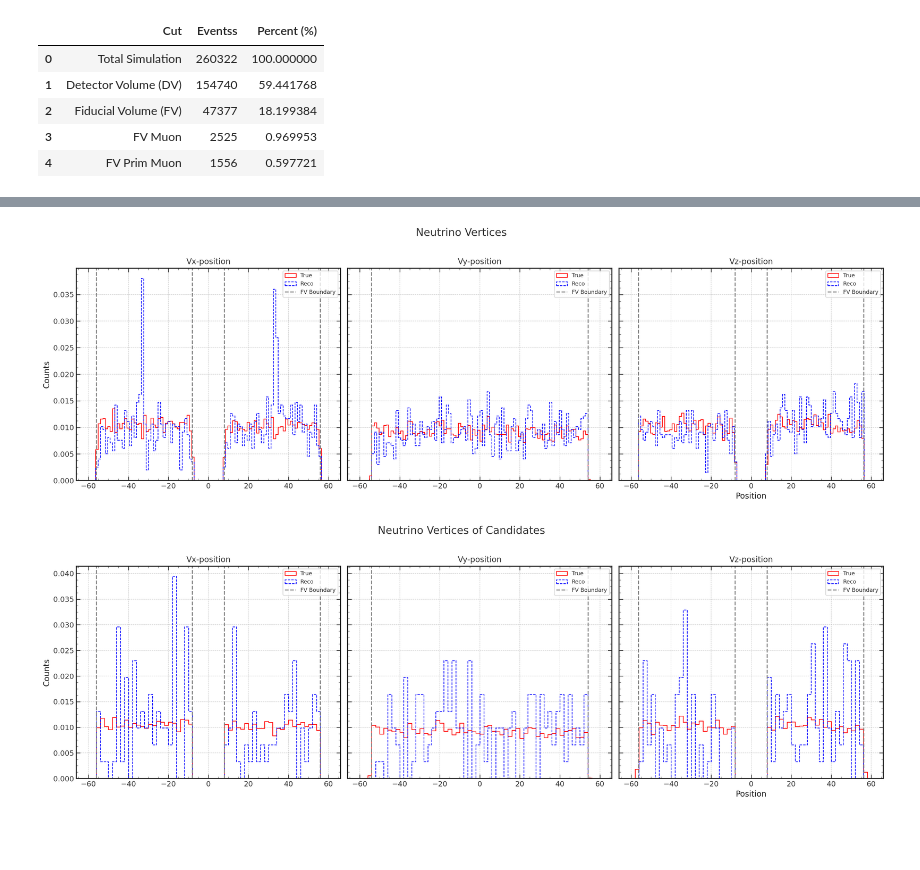
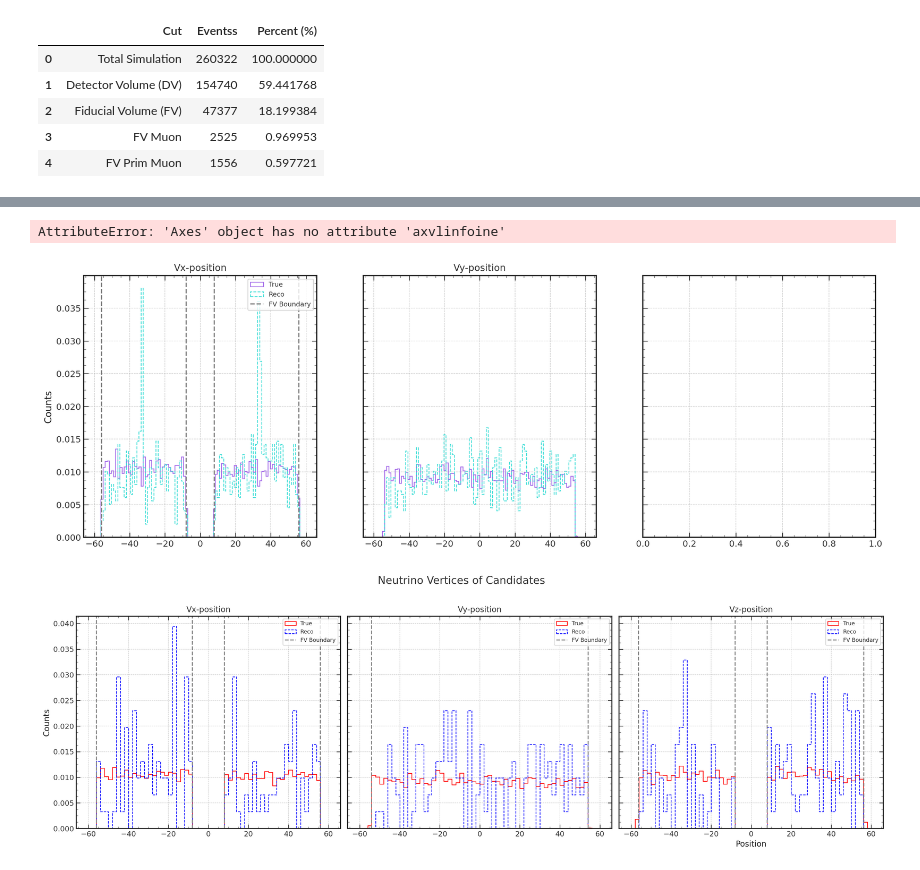
Before and after one commit to gkufatty/neutron-multiplicity, a Jupyter notebook: examples/neutron_selection_caf.ipynb, the cells around one changed output, grey strips where cells are left out. Saved outputs shown, nothing was run; the diff lists cells and outputs as text; code cells hidden in the pictures; blank space fills up the shorter version.

```diff
--- a/examples/neutron_selection_caf.ipynb
+++ b/examples/neutron_selection_caf.ipynb
@@ -37,6 +38,7 @@ plot_dir = './plots-gk/'
 n_files = 998
 location = "nersc"
 df=load_dataset(n_files,'nersc')
+caf_reader = CafReader(df)
 # %% [output]
 Openning MiniRun 5 beta 2.a CAFs
 Reading  998  files
@@ -492,12 +494,18 @@ def signal_definition_prim(ev_data, pdg, mask):
 
 #cut: require a reco vtx to produce a reco track
 #cut: require reco vtx to produce track that exit 2x2 downstream
+#cut: require a reco vtx to produce a reco track
+#cut: require reco vtx to produce track that exit 2x2 downstream
+#cut: require reco vtx to produce track that exit 2x2 downstream
 def track_selection_signal(ev_data):
-    # Sample data (assuming these are numpy arrays or lists of coordinates)
+
+    #minerva_data = caf_reader.get_minerva_data(df.iloc[ev])
     x_start_track  = ev_data['rec.nd.lar.dlp.tracks.start.x']
     y_start_track = ev_data['rec.nd.lar.dlp.tracks.start.y']
     z_start_track = ev_data['rec.nd.lar.dlp.tracks.start.z']
 
+    x_end_track = ev_data['rec.nd.lar.dlp.tracks.end.x']
+    y_end_track = ev_data['rec.nd.lar.dlp.tracks.end.y']
     z_end_track = ev_data['rec.nd.lar.dlp.tracks.end.z']
 
     x_coords_vtx = ev_data['rec.common.ixn.dlp.vtx.x']
@@ -511,6 +519,7 @@ def track_selection_signal(ev_data):
 
     track_on_vtx = np.zeros_like(ev_data['rec.common.ixn.dlp.vtx.x'], dtype=bool)
     track_out = np.zeros_like(ev_data['rec.common.ixn.dlp.vtx.x'], dtype=bool)
+    #track_Mx2 = np.zeros_like(ev_data['rec.common.ixn.dlp.vtx.x'], dtype=bool)
 
     for vtx in range(len(ev_data['rec.common.ixn.dlp.vtx.x'])):
         n_reco_tracks = ev_data['rec.nd.lar.dlp.tracks..length'][vtx]
@@ -519,13 +528,18 @@ def track_selection_signal(ev_data):
         vertex_position = position_vtx[vtx]
         # Scan over particles associated with this interaction
         found_match = False
+
         for ip in range(n_pre, n_pre + n_reco_tracks):
             if np.array_equal(vertex_position, start_track[ip]):
                 found_match = True
                 #if the track is found, then check if the track also goes out the boundary
                 if (z_end_track[ip] >= zbound):
                     track_out[vtx] = True
-                break  # No need to check further if a match is found
+                    #muon_track = [[x_start_track[ip], y_start_track[ip],z_start_track[ip]],[x_end_track[ip],y_end_track[ip],z_end_track[ip]]]
+                    # bm, overlap, dx, dy, exit_minerva = Mx2_DS_Match(muon_track,minerva_data)
+                    # if (exit_minerva == True) and (bm is not None):
+                    #     track_Mx2[vtx] == True
+                        # No need to check further if a match is found
 
         track_on_vtx[vtx] = found_match
     return track_on_vtx,  track_out
@@ -586,7 +600,8 @@ def get_match_truth_data(ev_data, vtx_t, best_match_idx):
         'track_length_truth': None,
         'vtx_distance_truth': None,
         'E_neutrino': None,
-        'is_in_FV': None
+        'is_in_FV': None,
+        'E_bestmatch_proton': None
     }
 
     # Calculate track properties
@@ -609,7 +624,7 @@ def get_match_truth_data(ev_data, vtx_t, best_match_idx):
     match_truth_data['is_in_FV'] = isContainedFV(ev_data['rec.mc.nu.vtx.x'][vtx_t], ev_data['rec.mc.nu.vtx.y'][vtx_t], ev_data['rec.mc.nu.vtx.z'][vtx_t])
     match_truth_data['track_length_truth'] = track_length_truth
     match_truth_data['vtx_distance_truth'] = vtx_distance_truth
-
+    match_truth_data['E_bestmatch_proton'] = ev_data['rec.mc.nu.sec.p.E'][best_match_idx]
     return match_truth_data
 
 
@@ -639,7 +654,6 @@ def get_match_reco_data(ev_data, vtx_r, ip):
     )
     #Update the dictionary with calculated values, vertex index, reco E
     match_reco_data['E_proton'] = ev_data['rec.common.ixn.dlp.part.dlp.E'][ip]
-    match_reco_data['E_proton'] = ev_data['rec.common.ixn.dlp.part.dlp.E'][ip]
     match_reco_data['track_length_reco'] = track_length_reco
     match_reco_data['vtx_distance_reco'] = vtx_distance_reco
 
@@ -900,10 +954,14 @@ plt.show()
 # %%
+# plt.hist(vtx_distances_reco,bins=50,histtype='step', range=[0,200], color='#43dfd8',linewidth=1.5, density=True,label=r'Reco signal')
+# plt.hist(vtx_distances_match_truth,bins=50,histtype='step',range=[0,200], color='#224a8e', linewidth=1.5, density=True,label=r'Truth best match')
+# plt.hist(track_vtx_distances,bins=50,histtype='step',range=[0,200], color='#a46ae9', linewidth=1.5,linestyle='-', density=True,label=r'Full truth signal')
+
 # Create a figure and a set of subplots in a 1x3 layout
 fig, axs = plt.subplots(1, 3, figsize=(18, 6), sharey=True)
 
 # Plot the first histogram (vx-position)
-axs[0].hist(vx_t, bins=100, histtype='step', range=[-60, 60], color='red', density=True, label=r'True')
-axs[0].hist(vtx_x_signal, bins=100, histtype='step', range=[-60, 60], color='blue', density=True, linestyle='--',label=r'Reco')
+axs[0].hist(vx_t, bins=100, histtype='step', range=[-60, 60], color='#a46ae9', density=True, label=r'True')
+axs[0].hist(vtx_x_signal, bins=100, histtype='step', range=[-60, 60], color='#43dfd8', density=True, linestyle='--',label=r'Reco')
 axs[0].set_title('Vx-position')
 axs[0].set_ylabel('Counts')
 #axs[0].set_yscale('log')
@@ -913,38 +971,39 @@ axs[0].axvline(x=xbound - tpc_dist, color='gray', linestyle='--', label='FV Boun
 axs[0].axvline(x=-xbound + tpc_dist, color='gray', linestyle='--')
 axs[0].axvline(x=+ tpc_dist, color='gray', linestyle='--')
 axs[0].axvline(x=- tpc_dist, color='gray', linestyle='--')
 axs[0].axvline(x=-xbound + tpc_dist, color='gray', linestyle='--')
 axs[0].legend(loc='upper right', fontsize='small')
 
 # Plot the second histogram (vy-position)
-axs[1].hist(vy_t, bins=100, histtype='step', range=[-60, 60], color='red', density=True, label=r'True')
-axs[1].hist(vtx_y_signal, bins=100, histtype='step', range=[-60, 60], color='blue', density=True, linestyle='--',label=r'Reco')
+axs[1].hist(vy_t, bins=100, histtype='step', range=[-60, 60], color='#a46ae9', density=True, label=r'True')
+axs[1].hist(vtx_y_signal, bins=100, histtype='step', range=[-60, 60], color='#43dfd8', density=True, linestyle='--',label=r'Reco')
 axs[1].set_title('Vy-position')
 axs[1].axvlinfoine(x=ybound - tpc_dist, color='gray', linestyle='--', label='FV Boundary')
 axs[1].axvline(x=-ybound + tpc_dist, color='gray', linestyle='--')
 axs[1].legend(loc='upper right', fontsize='small')
 
 # Plot the third histogram (vz-position)
-axs[2].hist(vz_t, bins=100, histtype='step', range=[-60, 60], color='red', density=True, label=r'True')
-axs[2].hist(vtx_z_signal, bins=100, histtype='step', range=[-60, 60], color='blue', density=True, linestyle='--',label=r'Reco')
+axs[2].hist(vz_t, bins=100, histtype='step', range=[-60, 60], color='#a46ae9', density=True, label=r'True')
+axs[2].hist(vtx_z_signal, bins=100, histtype='step', range=[-60, 60], color='#43dfd8', density=True, linestyle='--',label=r'Reco')
 axs[2].set_title('Vz-position')
 axs[2].set_xlabel('Position')
 # Add vertical lines
 axs[2].axvline(x=zbound - tpc_dist, color='gray', linestyle='--', label='FV Boundary')
 axs[2].axvline(x=-zbound + tpc_dist, color='gray', linestyle='--')
 axs[2].axvline(x=+ tpc_dist, color='gray', linestyle='--')
 axs[2].axvline(x=- tpc_dist, color='gray', linestyle='--')
 axs[2].legend(loc='upper right', fontsize='small')
 # Add a main title to the entire figure
 fig.suptitle('Neutrino Vertices ', fontsize=16)
 
 # Adjust layout to prevent overlap
 plt.tight_layout(rect=[0, 0, 1, 0.96])  # Adjust the bottom of the layout to make room for the main title
 
 # Show the plot
 plt.show()
 # %% [output]
+AttributeError: 'Axes' object has no attribute 'axvlinfoine'
-[figure, old version]
+[figure, new version]
 # %%
 # Create a figure and a set of subplots in a 1x3 layout
 fig, axs = plt.subplots(1, 3, figsize=(18, 6), sharey=True)
```
Also changed, not shown: parts of 33 cells of this notebook.
